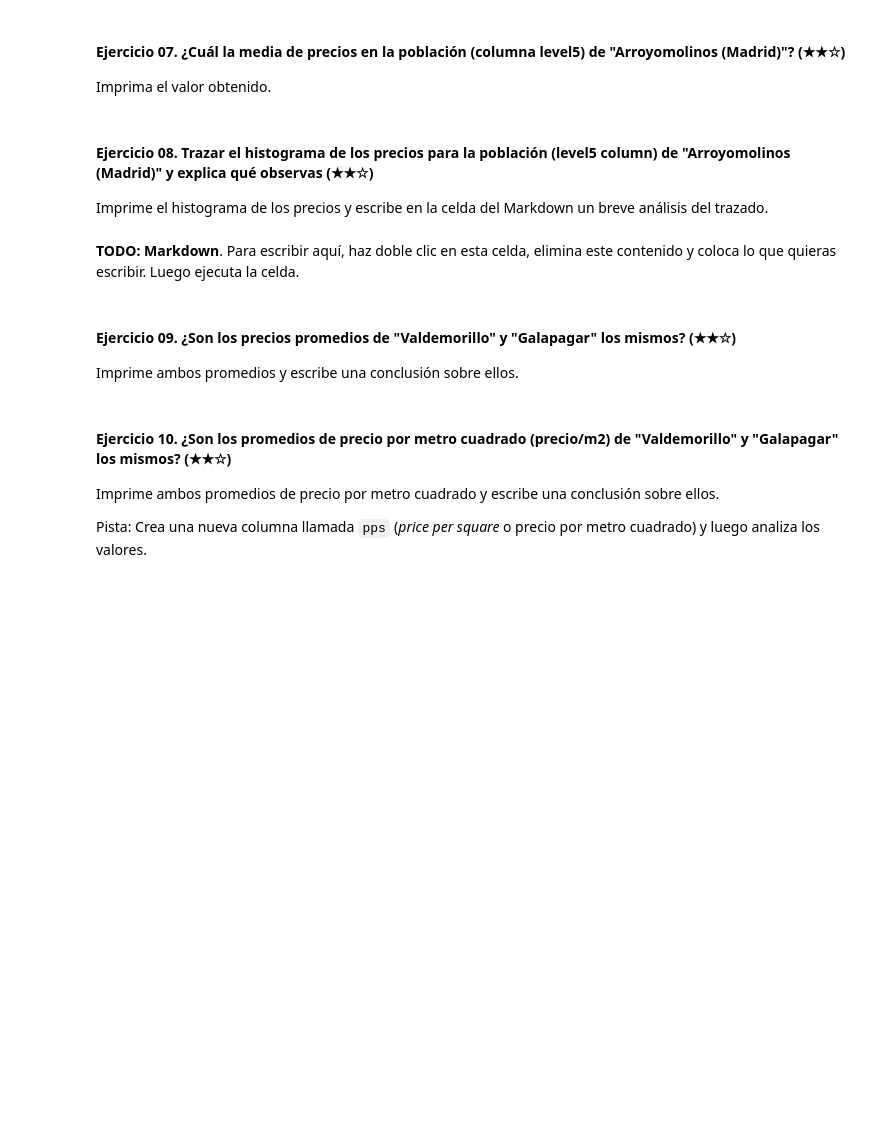
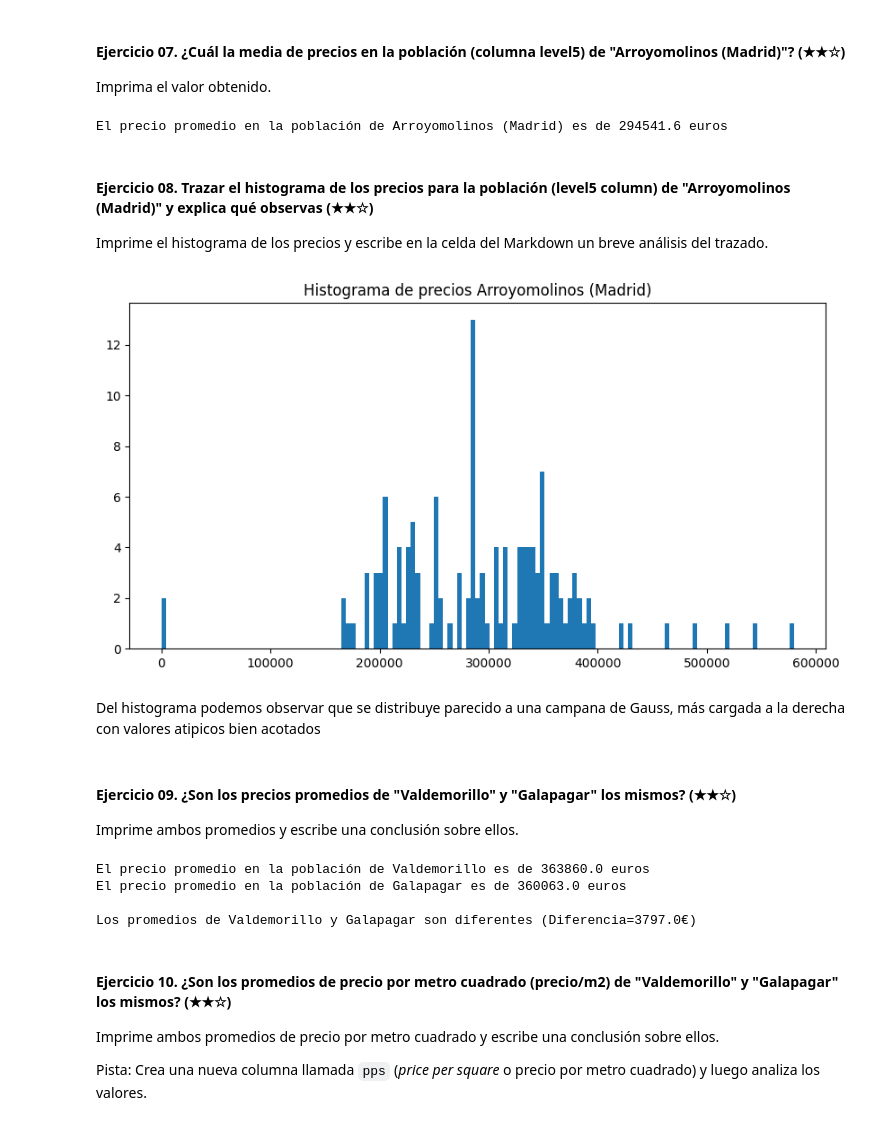
Before and after one commit to diegomacaya/realestate-datacleanup-exercise, a Jupyter notebook: project.es.ipynb, the cells around one changed output. Saved outputs shown, nothing was run; the diff lists cells and outputs as text; code cells hidden in the pictures; blank space fills up the shorter version.

```diff
--- a/project.es.ipynb
+++ b/project.es.ipynb
@@ -110,4 +110,4 @@ Imprime el nombre de las poblaciones separadas por coma. Por ejemplo:
 
 `population1, population2, population3, ...`
 # %%
-# TODO
+ds = pd.read_csv('assets/real_estate.csv', sep=';')
@@ -128,21 +163,45 @@ Imprima una comparación entre las dimensiones del DataFrame original versus el
 
 Imprima el valor obtenido.
 # %%
-# TODO
+ds_arr = ds[ds['level5'] == 'Arroyomolinos (Madrid)']
+ds_arr_precio_media = ds_arr['price'].mean()
+print(f"El precio promedio en la población de Arroyomolinos (Madrid) es de {round(ds_arr_precio_media,2)} euros")
+# %% [output]
+El precio promedio en la población de Arroyomolinos (Madrid) es de 294541.6 euros
 # %% [markdown]
 #### Ejercicio 08. Trazar el histograma de los precios para la población (level5 column) de "Arroyomolinos (Madrid)" y explica qué observas (★★☆)
 
 Imprime el histograma de los precios y escribe en la celda del Markdown un breve análisis del trazado.
 # %%
-# TODO: Code
+import matplotlib.pyplot as plt
+data = ds_arr['price']
+plt.figure(figsize = (10, 5))
+plt.hist(x=data, bins = 137, alpha = 1)
+plt.title("Histograma de precios Arroyomolinos (Madrid)")
+plt.show()
+# %% [output]
+[figure, added]
 # %% [markdown]
-**TODO: Markdown**. Para escribir aquí, haz doble clic en esta celda, elimina este contenido y coloca lo que quieras escribir. Luego ejecuta la celda.
+Del histograma podemos observar que se distribuye parecido a una campana de Gauss, más cargada a la derecha con valores atipicos bien acotados
 # %% [markdown]
 #### Ejercicio 09. ¿Son los precios promedios de "Valdemorillo" y "Galapagar" los mismos? (★★☆)
 
 Imprime ambos promedios y escribe una conclusión sobre ellos.
 # %%
-# TODO
+ds_val = ds[ds['level5'] == 'Valdemorillo']
+ds_val_precio_media = ds_val['price'].mean()
+print(f"El precio promedio en la población de Valdemorillo es de {round(ds_val_precio_media,0)} euros")
+
+ds_gal = ds[ds['level5'] == 'Galapagar']
+ds_gal_precio_media = ds_gal['price'].mean()
+print(f"El precio promedio en la población de Galapagar es de {round(ds_gal_precio_media,0)} euros")
+
+print(f'\nLos promedios de Valdemorillo y Galapagar son diferentes (Diferencia={round((ds_val_precio_media - ds_gal_precio_media),0)}€)')
+# %% [output]
+El precio promedio en la población de Valdemorillo es de 363860.0 euros
+El precio promedio en la población de Galapagar es de 360063.0 euros
+
+Los promedios de Valdemorillo y Galapagar son diferentes (Diferencia=3797.0€)
 # %% [markdown]
 #### Ejercicio 10. ¿Son los promedios de precio por metro cuadrado (precio/m2) de "Valdemorillo" y "Galapagar" los mismos? (★★☆)
 
```
Also changed, not shown: parts of 7 cells of this notebook.
